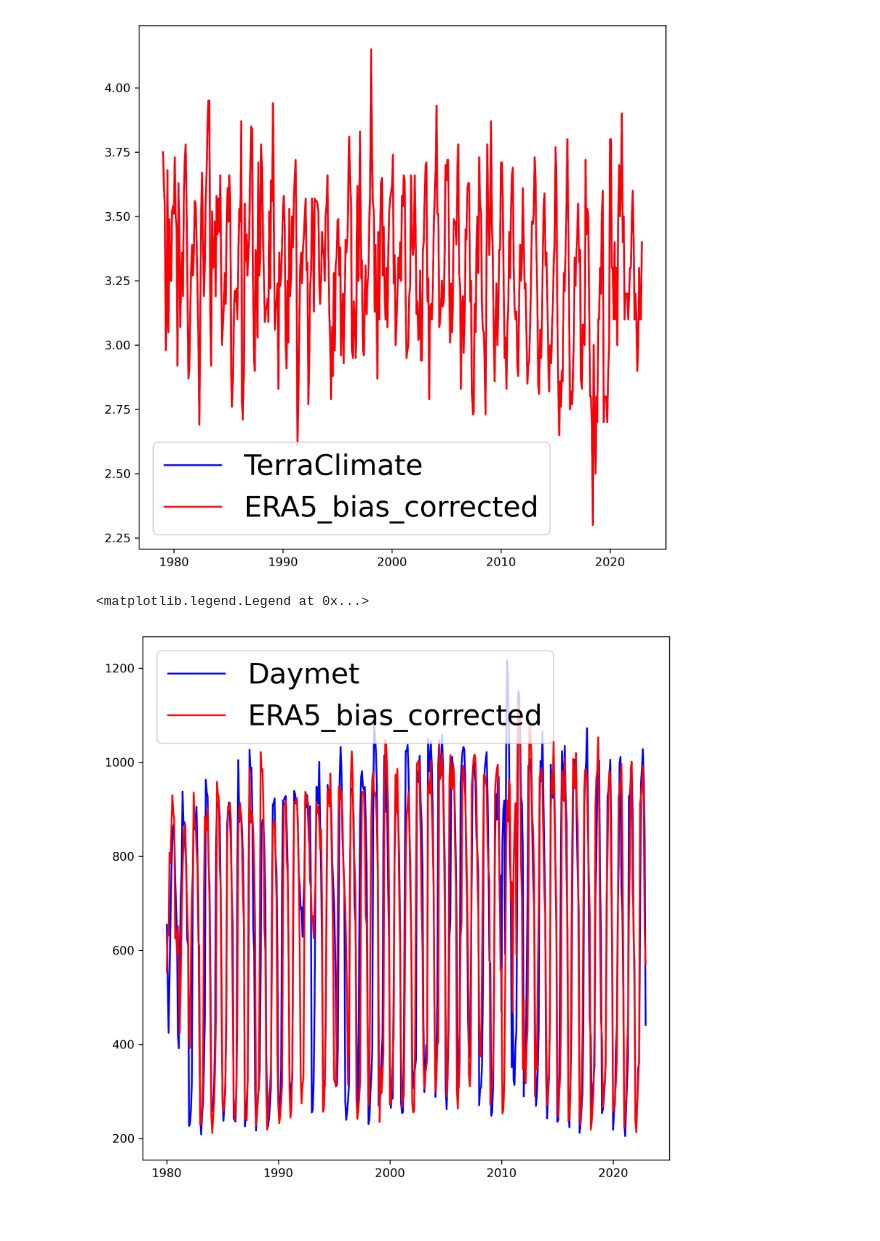
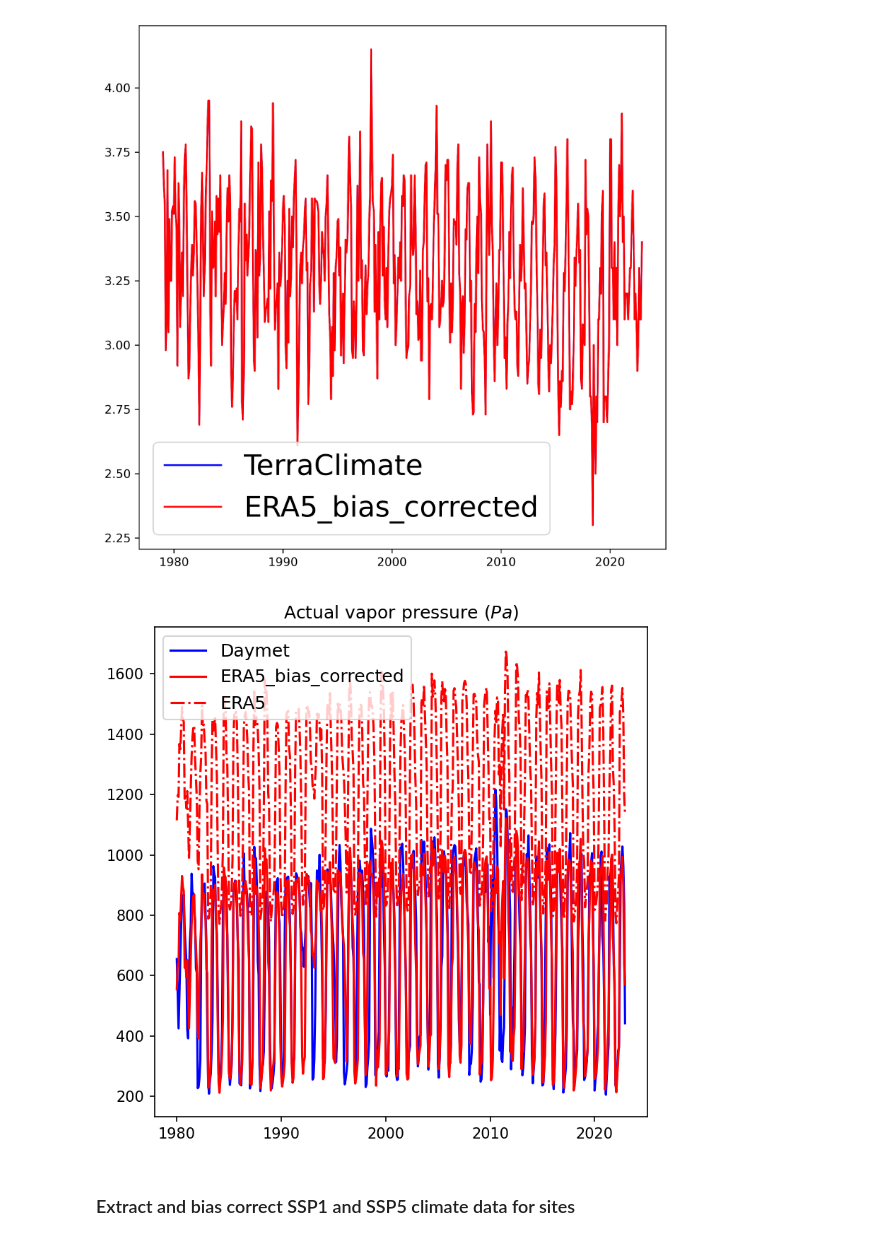
Before and after one commit to goose888/FATES_MRV, a Jupyter notebook: Generate_climate_forcings.ipynb, the cells around one changed output. Drawn from its saved outputs; the diff is of its cells as text; code cells hidden in the pictures.

```diff
--- a/Generate_climate_forcings.ipynb
+++ b/Generate_climate_forcings.ipynb
@@ -204,8 +204,8 @@ for i in np.arange(yrbeg,yrend):
         dtc['PRECTmms'][:] = sr_prec_era
         dtc['WIND'][:] = sr_wind_era
         dtc['FSDS'][:] = sr_rad_era
-        dtc['TDEW'][:] = sr_lrad_era
-        dtc['QBOT'][:] = sr_rh_era
+        dtc['FLDS'][:] = sr_lrad_era
+        dtc['RH'][:] = sr_rh_era
         dtc.close()
 
 end = time.time()
@@ -348,7 +354,7 @@ for i in np.arange(yrbeg,yrend):
         dtc = nc4.Dataset(fp, 'r+')
         sr_tbot_era = dtc['TBOT'][:]
         sr_wind_era = dtc['WIND'][:]
-        sr_rh_era = dtc['QBOT'][:]
+        sr_rh_era = dtc['RH'][:]
         dtc.close()
 
         pbeg = (i-yrbeg)*12+j-1
@@ -403,19 +413,23 @@ plt.legend(['TerraClimate', 'ERA5_bias_corrected'], fontsize = 24)
 # %%
 # Comparison EA (Actual vapor pressure, Pa)
 yr_axis = np.arange(1980, 2023, 1.0/12.0)
 plot_len = len(yr_axis)
 sr_ea_daymet_mo = np.zeros((len(yr_axis)))
 for i in np.arange(1980,2023):
     for j in np.arange(1,13):
         jday_beg_pt = 365*(i-1980)+jday_beg[j-1]
         jday_end_pt = 365*(i-1980)+jday_end[j-1]
         sr_ea_daymet_mo[(i-1980)*12+j-1] = np.nanmean(sr_ea_daymet[jday_beg_pt:jday_end_pt])
 # Tmax, not sure how terra climate calculate Tmax and Tmin,
 # but it shall be monthly mean of daily Tmax and Tmin
-fig = plt.figure(figsize=(8,8), dpi=300)
+fig = plt.figure(figsize=(6,6), dpi=150)
+plt.title('Actual vapor pressure ($Pa$)')
 plt.plot(yr_axis, sr_ea_daymet_mo[0:plot_len], 'b-')
 plt.plot(yr_axis, sr_ea_era[0:plot_len], 'r-')
-plt.legend(['Daymet', 'ERA5_bias_corrected'], fontsize = 24)
+plt.plot(yr_axis, sr_ea_era[0:plot_len]+560, 'r-.')
+plt.legend(['Daymet', 'ERA5_bias_corrected', 'ERA5'], fontsize = 12)
+plt.savefig('Hist_vapor_pressure.png')
 # %% [output]
-<matplotlib.legend.Legend at 0x...>
-[figure, old version]
+[figure, new version]
+# %% [markdown]
+### Extract and bias correct SSP1 and SSP5 climate data for sites
```
Also changed, not shown: parts of 31 cells of this notebook, 17 other files.
